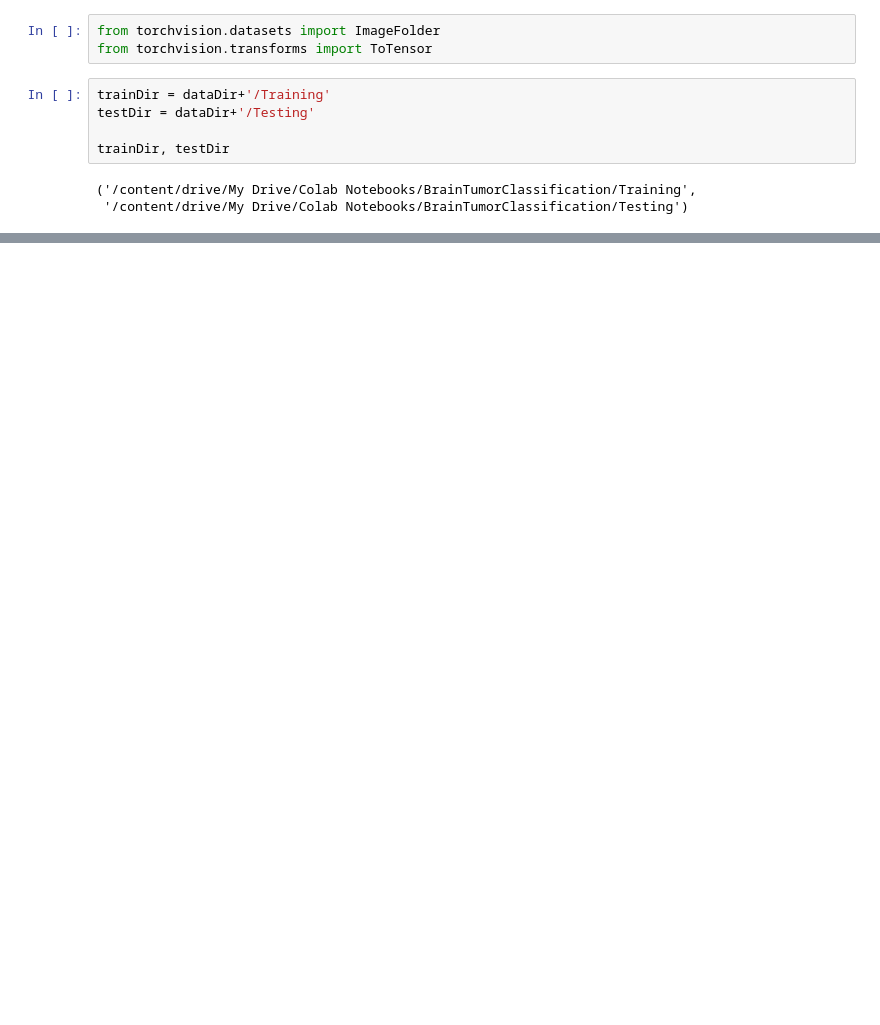
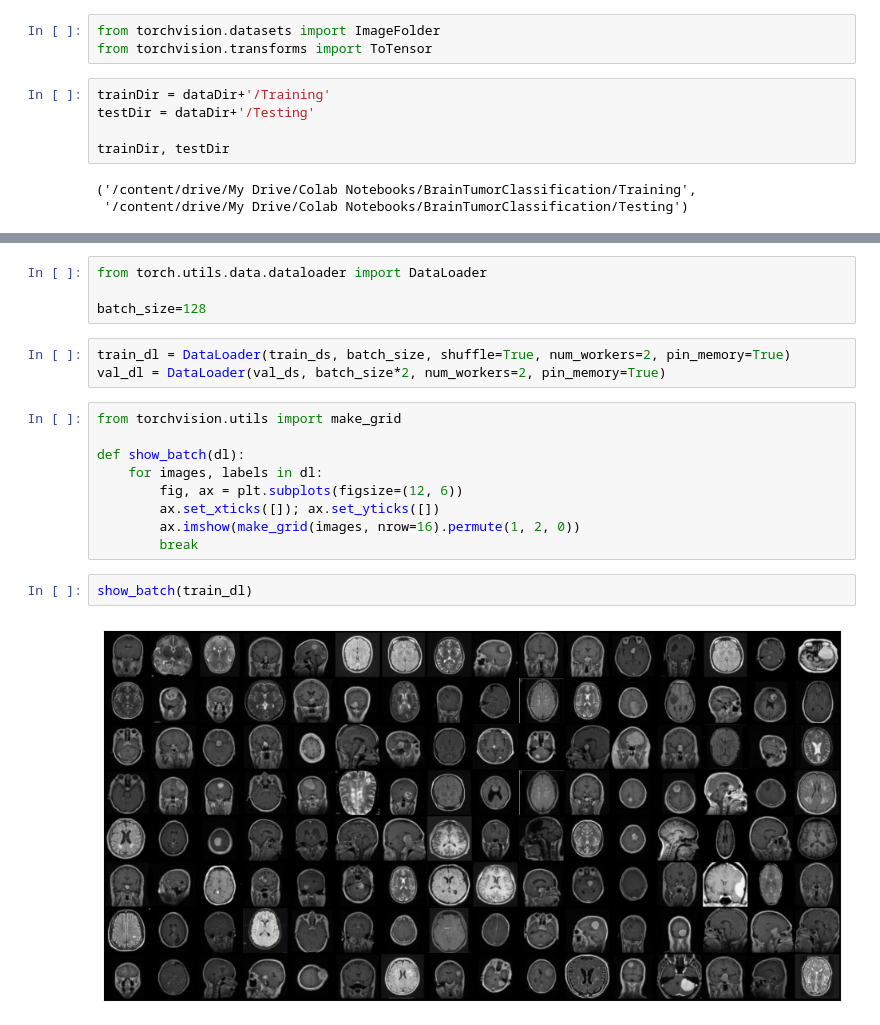
Before and after one commit to irkian/Brain_Tumor_Classifier, a Jupyter notebook: BrainTumorClassifier.ipynb, the cells around one changed output, grey strips where cells are left out. Cells and saved outputs as stored; diff of their text form; blank space fills up the shorter version.

```diff
--- a/BrainTumorClassifier.ipynb
+++ b/BrainTumorClassifier.ipynb
@@ -772,0 +113,20 @@ plot_loss_curve(model_0_results)
+# %%
+from torch.utils.data.dataloader import DataLoader
+
+batch_size=128
+# %%
+train_dl = DataLoader(train_ds, batch_size, shuffle=True, num_workers=2, pin_memory=True)
+val_dl = DataLoader(val_ds, batch_size*2, num_workers=2, pin_memory=True)
+# %%
+from torchvision.utils import make_grid
+
+def show_batch(dl):
+    for images, labels in dl:
+        fig, ax = plt.subplots(figsize=(12, 6))
+        ax.set_xticks([]); ax.set_yticks([])
+        ax.imshow(make_grid(images, nrow=16).permute(1, 2, 0))
+        break
+# %%
+show_batch(train_dl)
+# %% [output]
+[figure, added]
```
Also changed, not shown: parts of 78 cells of this notebook.
